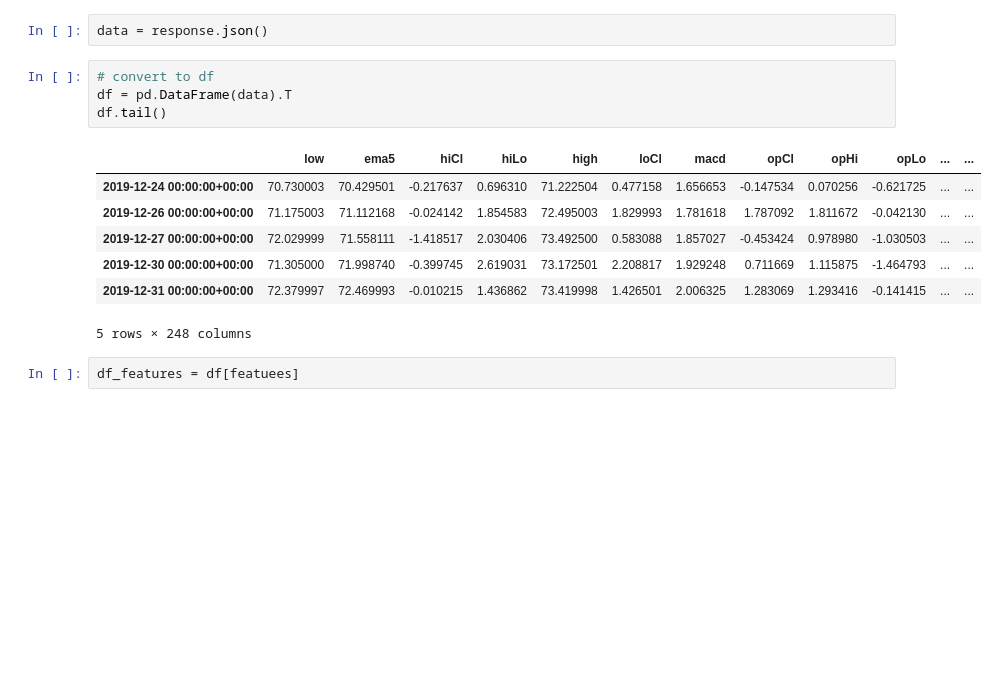
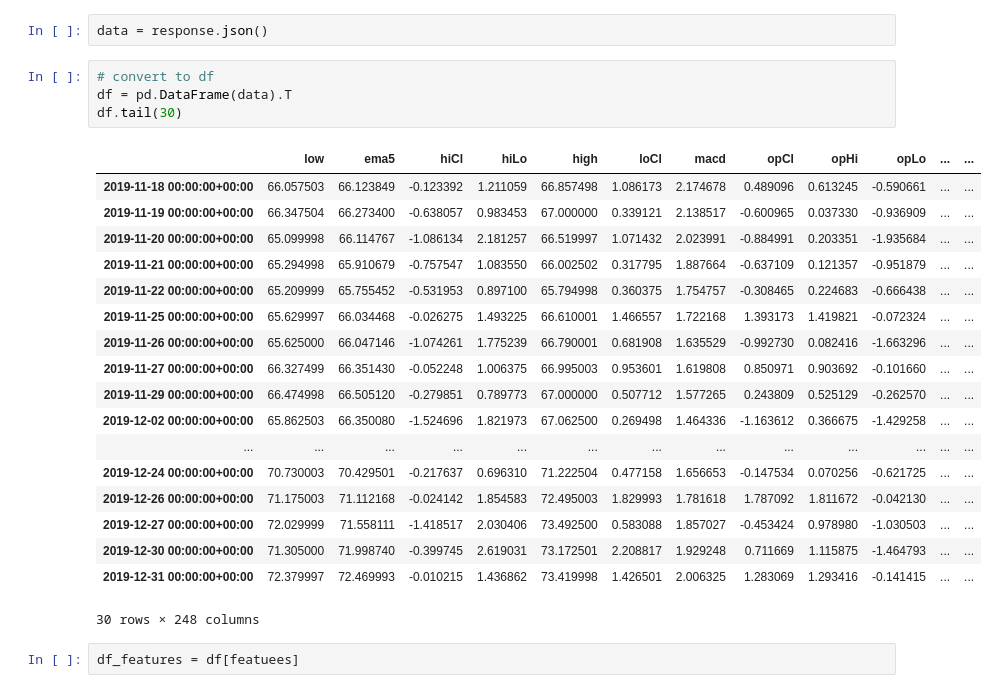
Before and after one commit to apassero01/TradeLensForecast, a Jupyter notebook: data_visualizations.ipynb, the cells around one changed output. Drawn from its saved outputs; the diff is of its cells as text; blank space fills up the shorter version.

```diff
--- a/data_visualizations.ipynb
+++ b/data_visualizations.ipynb
@@ -35,15 +35,26 @@ data = response.json()
 # %%
 # convert to df
 df = pd.DataFrame(data).T
-df.tail()
+df.tail(30)
 # %% [output]
 |  | low | ema5 | hiCl | hiLo | high | loCl | macd | opCl | opHi | opLo | ... | ... |
+| 2019-11-18 00:00:00+00:00 | 66.057503 | 66.123849 | -0.123392 | 1.211059 | 66.857498 | 1.086173 | 2.174678 | 0.489096 | 0.613245 | -0.590661 | ... | ... |
+| 2019-11-19 00:00:00+00:00 | 66.347504 | 66.273400 | -0.638057 | 0.983453 | 67.000000 | 0.339121 | 2.138517 | -0.600965 | 0.037330 | -0.936909 | ... | ... |
+| 2019-11-20 00:00:00+00:00 | 65.099998 | 66.114767 | -1.086134 | 2.181257 | 66.519997 | 1.071432 | 2.023991 | -0.884991 | 0.203351 | -1.935684 | ... | ... |
+| 2019-11-21 00:00:00+00:00 | 65.294998 | 65.910679 | -0.757547 | 1.083550 | 66.002502 | 0.317795 | 1.887664 | -0.637109 | 0.121357 | -0.951879 | ... | ... |
+| 2019-11-22 00:00:00+00:00 | 65.209999 | 65.755452 | -0.531953 | 0.897100 | 65.794998 | 0.360375 | 1.754757 | -0.308465 | 0.224683 | -0.666438 | ... | ... |
+| 2019-11-25 00:00:00+00:00 | 65.629997 | 66.034468 | -0.026275 | 1.493225 | 66.610001 | 1.466557 | 1.722168 | 1.393173 | 1.419821 | -0.072324 | ... | ... |
+| 2019-11-26 00:00:00+00:00 | 65.625000 | 66.047146 | -1.074261 | 1.775239 | 66.790001 | 0.681908 | 1.635529 | -0.992730 | 0.082416 | -1.663296 | ... | ... |
+| 2019-11-27 00:00:00+00:00 | 66.327499 | 66.351430 | -0.052248 | 1.006375 | 66.995003 | 0.953601 | 1.619808 | 0.850971 | 0.903692 | -0.101660 | ... | ... |
+| 2019-11-29 00:00:00+00:00 | 66.474998 | 66.505120 | -0.279851 | 0.789773 | 67.000000 | 0.507712 | 1.577265 | 0.243809 | 0.525129 | -0.262570 | ... | ... |
+| 2019-12-02 00:00:00+00:00 | 65.862503 | 66.350080 | -1.524696 | 1.821973 | 67.062500 | 0.269498 | 1.464336 | -1.163612 | 0.366675 | -1.429258 | ... | ... |
+| ... | ... | ... | ... | ... | ... | ... | ... | ... | ... | ... | ... | ... |
 | 2019-12-24 00:00:00+00:00 | 70.730003 | 70.429501 | -0.217637 | 0.696310 | 71.222504 | 0.477158 | 1.656653 | -0.147534 | 0.070256 | -0.621725 | ... | ... |
 | 2019-12-26 00:00:00+00:00 | 71.175003 | 71.112168 | -0.024142 | 1.854583 | 72.495003 | 1.829993 | 1.781618 | 1.787092 | 1.811672 | -0.042130 | ... | ... |
 | 2019-12-27 00:00:00+00:00 | 72.029999 | 71.558111 | -1.418517 | 2.030406 | 73.492500 | 0.583088 | 1.857027 | -0.453424 | 0.978980 | -1.030503 | ... | ... |
 | 2019-12-30 00:00:00+00:00 | 71.305000 | 71.998740 | -0.399745 | 2.619031 | 73.172501 | 2.208817 | 1.929248 | 0.711669 | 1.115875 | -1.464793 | ... | ... |
 | 2019-12-31 00:00:00+00:00 | 72.379997 | 72.469993 | -0.010215 | 1.436862 | 73.419998 | 1.426501 | 2.006325 | 1.283069 | 1.293416 | -0.141415 | ... | ... |
-5 rows × 248 columns
+30 rows × 248 columns
 # %%
 df_features = df[featuees]
 # %%
```
Also changed, not shown: parts of 1 cell of this notebook, 27 other files.
